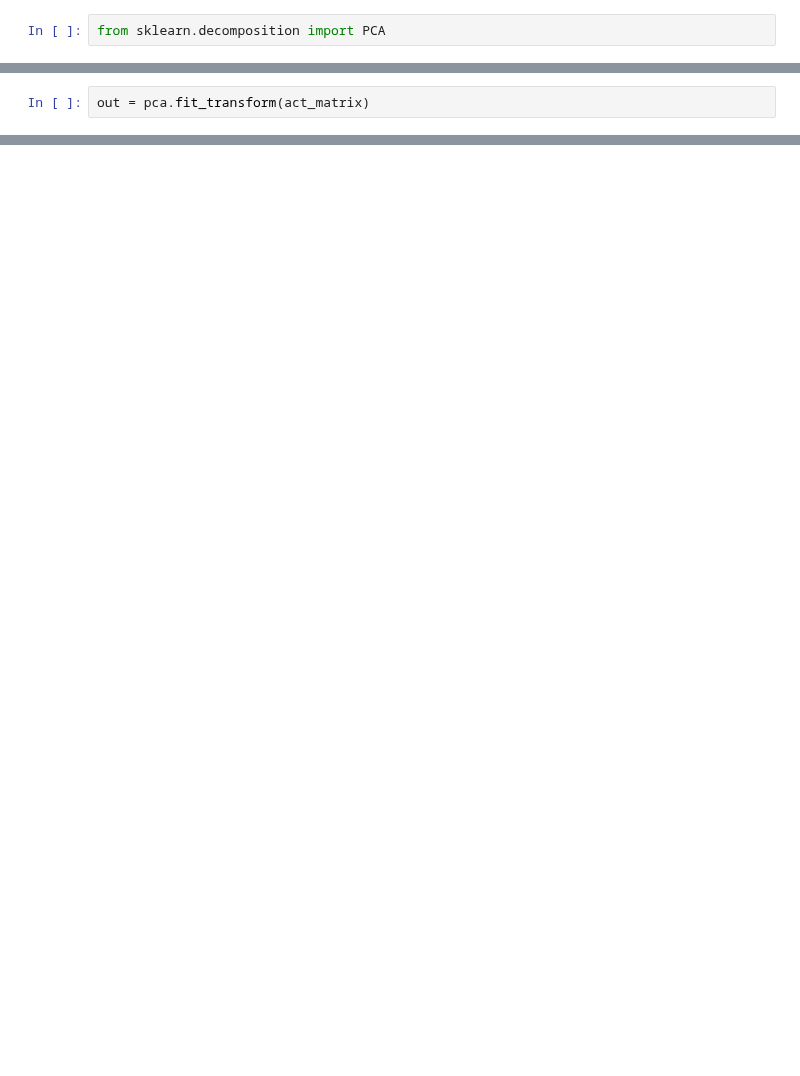
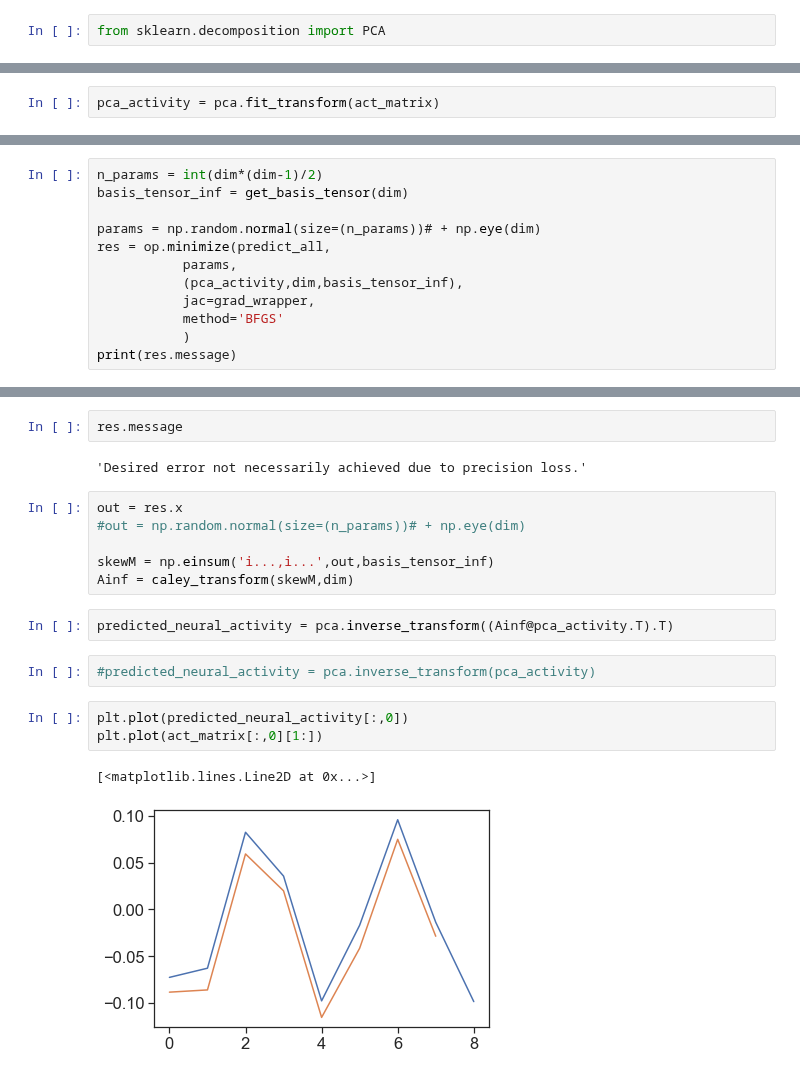
Before and after one commit to yves-weissenberger/ll_ephys, a Jupyter notebook: ephys_notebooks/simulate_lds_unitary_dynamics.ipynb, the cells around one changed output, grey strips where cells are left out. Saved outputs shown, nothing was run; the diff lists cells and outputs as text; blank space fills up the shorter version.

```diff
--- a/ephys_notebooks/simulate_lds_unitary_dynamics.ipynb
+++ b/ephys_notebooks/simulate_lds_unitary_dynamics.ipynb
@@ -178,2 +217,2 @@ pca = PCA(n_components=6)
 # %%
-out = pca.fit_transform(act_matrix)
+pca_activity = pca.fit_transform(act_matrix)
@@ -185,0 +219,12 @@ array([[-1.35907448e-01,  9.90721538e-01, -4.92091950e-16],
+# %%
+n_params = int(dim*(dim-1)/2)
+basis_tensor_inf = get_basis_tensor(dim)
+
+params = np.random.normal(size=(n_params))# + np.eye(dim)
+res = op.minimize(predict_all,
+           params,
+           (pca_activity,dim,basis_tensor_inf),
+           jac=grad_wrapper,
+           method='BFGS'
+           )
+print(res.message)
@@ -185,0 +249,20 @@ array([[-1.35907448e-01,  9.90721538e-01, -4.92091950e-16],
+# %%
+res.message
+# %% [output]
+'Desired error not necessarily achieved due to precision loss.'
+# %%
+out = res.x
+#out = np.random.normal(size=(n_params))# + np.eye(dim)
+
+skewM = np.einsum('i...,i...',out,basis_tensor_inf)
+Ainf = caley_transform(skewM,dim)
+# %%
+predicted_neural_activity = pca.inverse_transform((Ainf@pca_activity.T).T)
+# %%
+#predicted_neural_activity = pca.inverse_transform(pca_activity)
+# %%
+plt.plot(predicted_neural_activity[:,0])
+plt.plot(act_matrix[:,0][1:])
+# %% [output]
+[<matplotlib.lines.Line2D at 0x...>]
+[figure, added]
```
Also changed, not shown: parts of 18 cells of this notebook, 5 other files.
